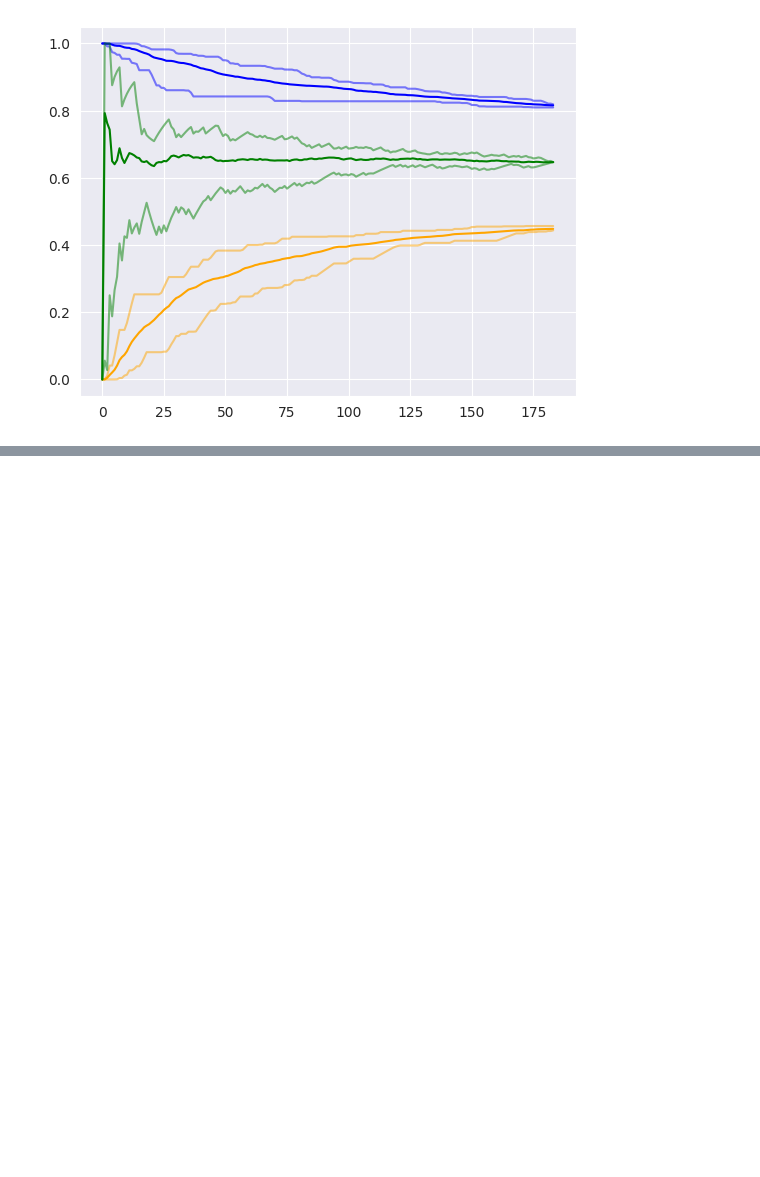
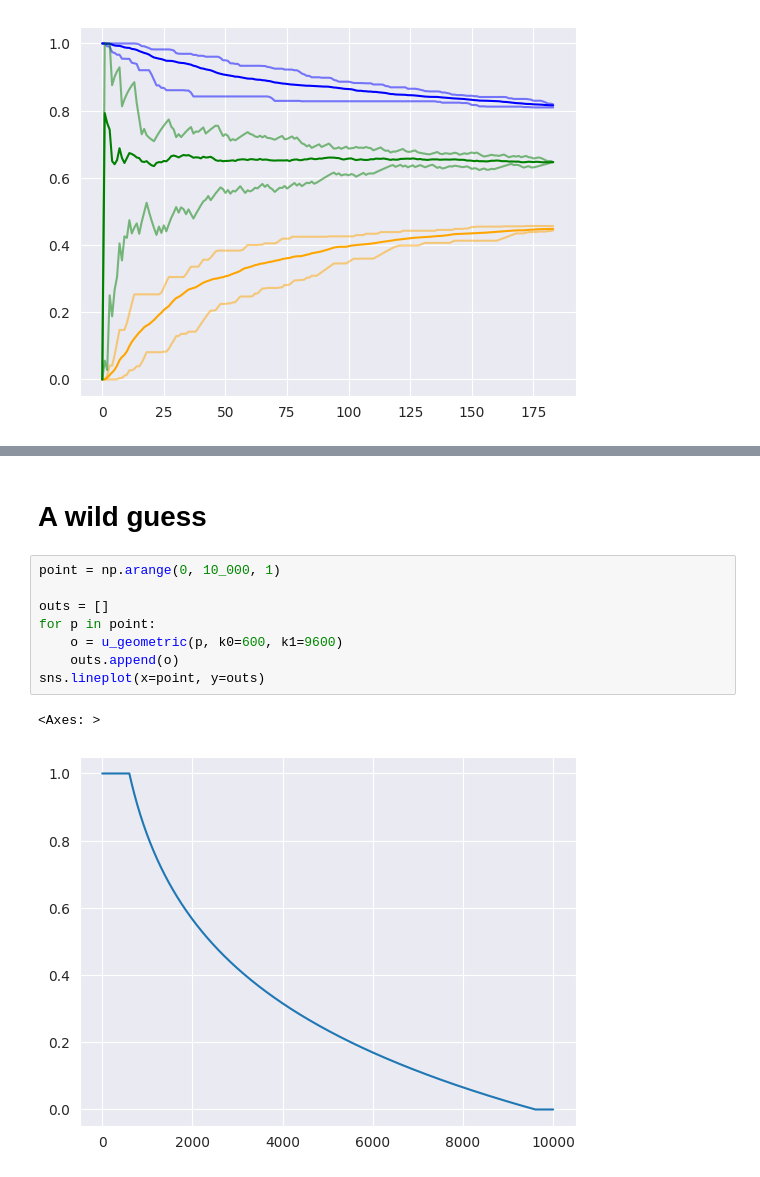
Before and after one commit to Skippybal/Styx, a Jupyter notebook: Utility_testing.ipynb, the cells around one changed output, grey strips where cells are left out. Saved outputs shown, nothing was run; the diff lists cells and outputs as text; blank space fills up the shorter version.

```diff
--- a/Utility_testing.ipynb
+++ b/Utility_testing.ipynb
@@ -661,0 +682,13 @@ sns.lineplot(x=m, y=np.array(uhats).min(axis=0), color="g", alpha=0.5)
+# %% [markdown]
+# A wild guess
+# %%
+point = np.arange(0, 10_000, 1)
+
+outs = []
+for p in point:
+    o = u_geometric(p, k0=600, k1=9600)
+    outs.append(o)
+sns.lineplot(x=point, y=outs)
+# %% [output]
+<Axes: >
+[figure, added]
```
Also changed, not shown: parts of 10 cells of this notebook.
